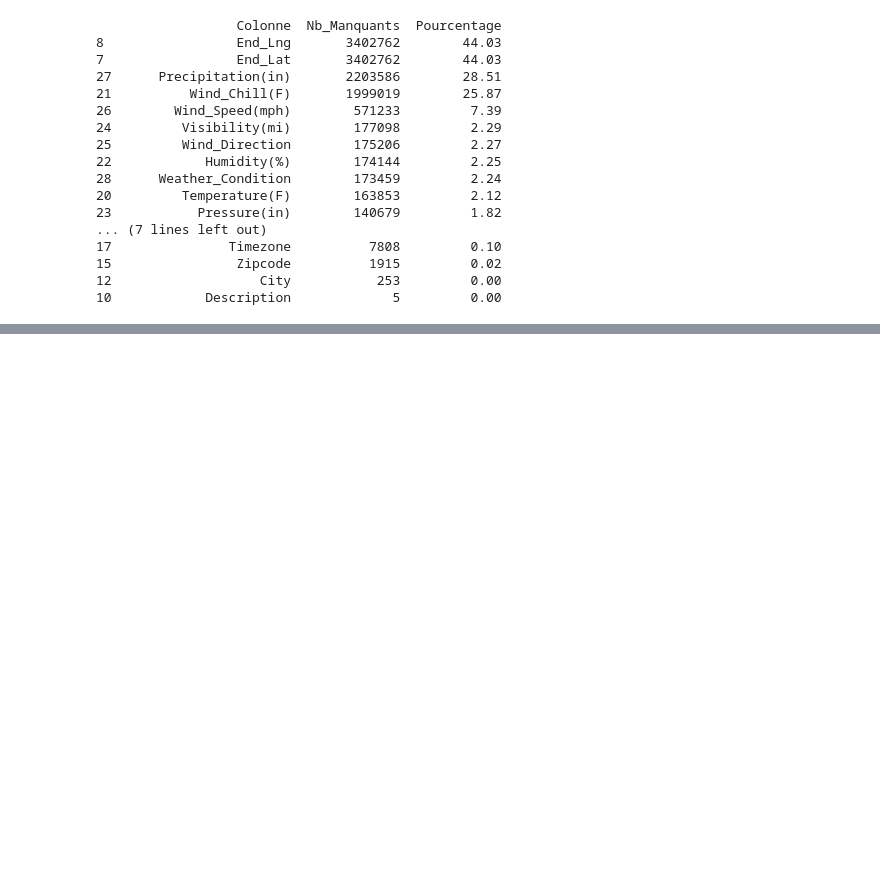
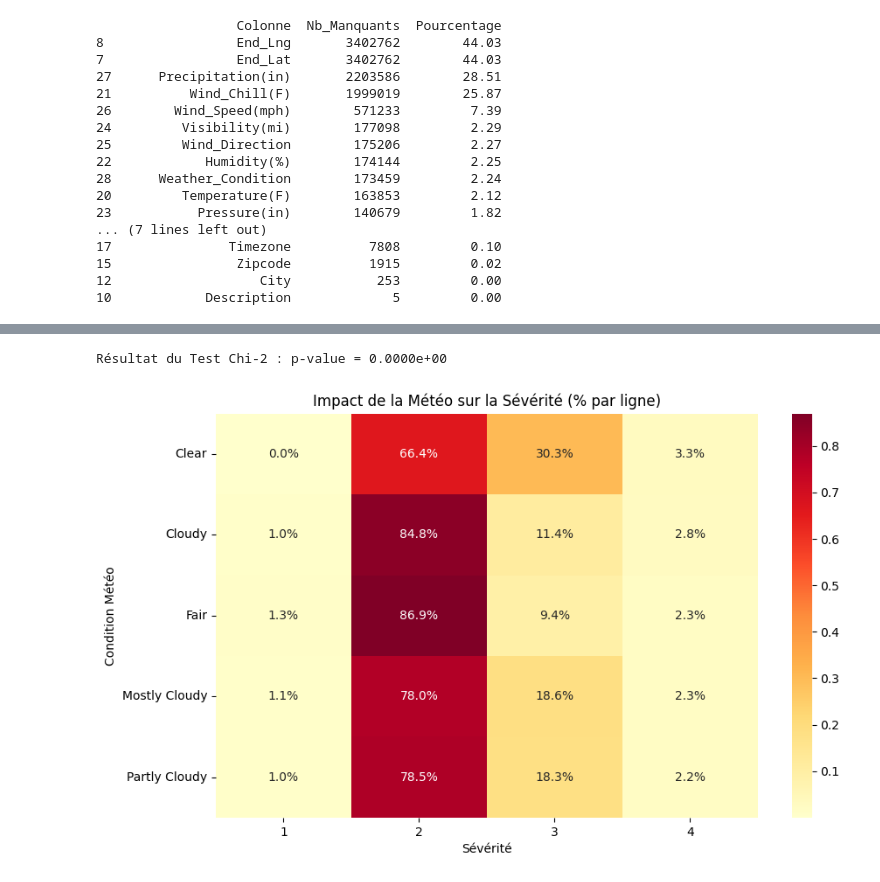
Before and after one commit to mawadaenn/US_accidentes, a Jupyter notebook: EDA.ipynb, the cells around one changed output, grey strips where cells are left out. Drawn from its saved outputs; the diff is of its cells as text; code cells hidden in the pictures; blank space fills up the shorter version.

```diff
--- a/EDA.ipynb
+++ b/EDA.ipynb
@@ -62,0 +104,25 @@ print(df_nulles[df_nulles['Nb_Manquants'] > 0])
+# %%
+from scipy import stats
+
+# Préparation : On ne garde que les conditions fréquentes pour la fiabilité du test
+top_weather = df['Weather_Condition'].value_counts().head(5).index
+df_weather = df[df['Weather_Condition'].isin(top_weather)]
+
+# Tableau de contingence
+contingency_table = pd.crosstab(df_weather['Weather_Condition'], df_weather['Severity'])
+
+# Test du Chi-2
+chi2, p_val, dof, expected = stats.chi2_contingency(contingency_table)
+
+print(f"Résultat du Test Chi-2 : p-value = {p_val:.4e}")
+
+# Visualisation Heatmap de la contingence (normalisée par ligne pour voir les proportions)
+plt.figure(figsize=(10, 6))
+sns.heatmap(pd.crosstab(df_weather['Weather_Condition'], df_weather['Severity'], normalize='index'), annot=True, fmt='.1%', cmap='YlOrRd')
+plt.title('Impact de la Météo sur la Sévérité (% par ligne)')
+plt.xlabel('Sévérité')
+plt.ylabel('Condition Météo')
+plt.show()
+# %% [output]
+Résultat du Test Chi-2 : p-value = 0.0000e+00
+[figure, added]
```
Also changed, not shown: parts of 2 cells of this notebook.
